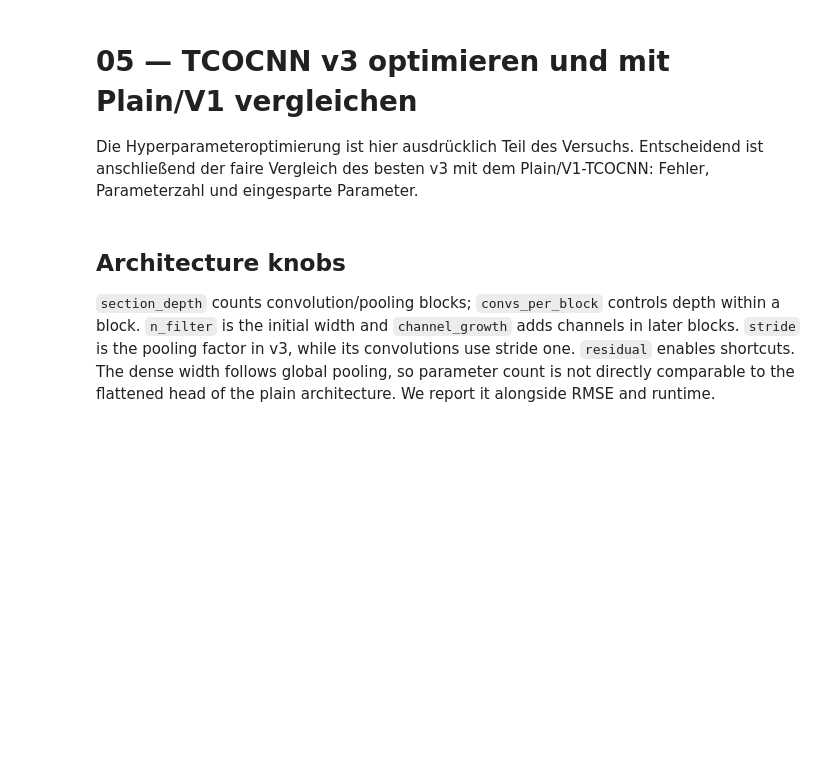
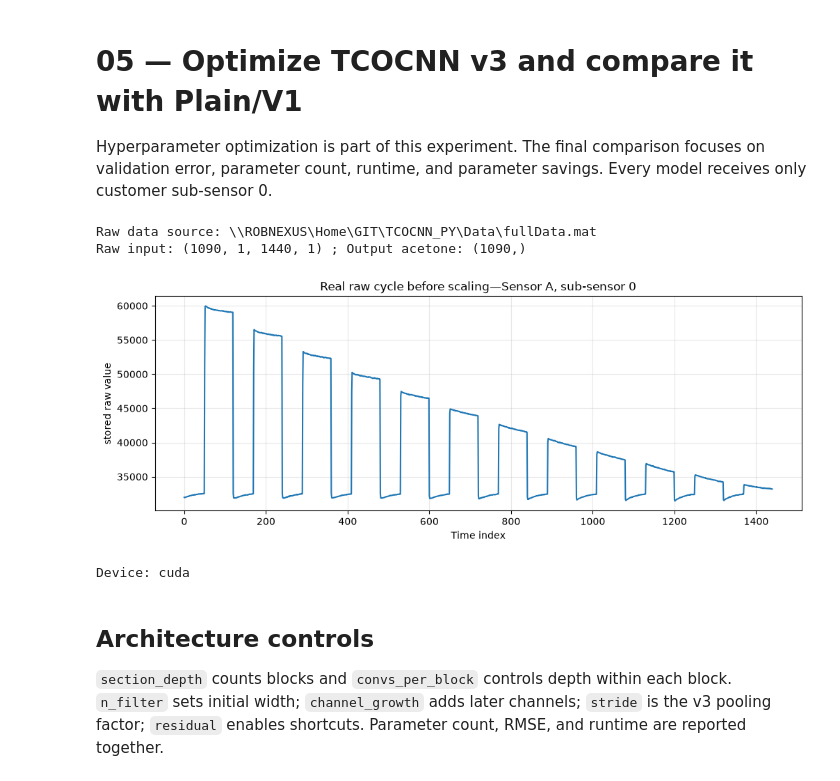
Before and after one commit to Y-Robin/TCOCNN_PY, a Jupyter notebook: Evaluation Seminar/Day_03/05_TCOCNN_v3_Hyperparameter_Optimization.ipynb, the cells around one changed output. Saved outputs shown, nothing was run; the diff lists cells and outputs as text; code cells hidden in the pictures; blank space fills up the shorter version.

```diff
--- a/Evaluation Seminar/Day_03/05_TCOCNN_v3_Hyperparameter_Optimization.ipynb
+++ b/Evaluation Seminar/Day_03/05_TCOCNN_v3_Hyperparameter_Optimization.ipynb
@@ -1,43 +1,48 @@
 # %% [markdown]
-# 05 — TCOCNN v3 optimieren und mit Plain/V1 vergleichen
+# 05 — Optimize TCOCNN v3 and compare it with Plain/V1
 
-Die Hyperparameteroptimierung ist hier ausdrücklich Teil des Versuchs. Entscheidend ist anschließend der faire Vergleich des besten v3 mit dem Plain/V1-TCOCNN: Fehler, Parameterzahl und eingesparte Parameter.
+Hyperparameter optimization is part of this experiment. The final comparison focuses on validation
+error, parameter count, runtime, and parameter savings. Every model receives only customer
+sub-sensor 0.
 # %%
 from pathlib import Path
 import sys
 ROOT = next(p for p in (Path.cwd().resolve(), *Path.cwd().resolve().parents) if (p/'Networks'/'TCOCNNv3.py').exists())
 for folder in ['Networks','Evaluation Seminar/Day_02','Evaluation Seminar/Day_03','Evaluation Seminar/Day_04']:
     sys.path.insert(0,str(ROOT/folder))
 import numpy as np
 import matplotlib.pyplot as plt
 from day3_utils import plot_comparison, regression_metrics, show_results
 
 import torch
 from skopt import Optimizer
 from skopt.space import Categorical, Real
 from TCOCNNv3 import TCOCNNv3Class
 from day3_utils import prepare_model_data, train_experiment
 splits,scaler=prepare_model_data('acetone')
-print('Rohdatenquelle:',ROOT/'Data'/'fullData.mat')
-print('Input roh:',splits['train']['X'].shape,'; Output acetone:',splits['train']['y'].shape)
+print('Raw data source:',ROOT/'Data'/'fullData.mat')
+print('Raw input:',splits['train']['X'].shape,'; Output acetone:',splits['train']['y'].shape)
 fig,ax=plt.subplots(figsize=(12,4))
 ax.plot(splits['train']['X'][0,0,:,0])
-ax.set(title='Echter Rohzyklus vor jeder Skalierung – SensorA, Kanal 0',xlabel='Zeitindex',ylabel='gespeicherter Rohwert')
+ax.set(title='Real raw cycle before scaling—Sensor A, sub-sensor 0',xlabel='Time index',ylabel='stored raw value')
 ax.grid(True,alpha=.3); plt.show()
-EPOCHS=100; SEARCH_TRIALS=24; SEED=42
+EPOCHS=30; SEARCH_TRIALS=6; SEED=42
 base=dict(n_filter=32,section_depth=3,kernel=9,stride=4,num_neurons=128,
           drop_out=.15,initial_learning_rate=5e-4,batch_size=64,
           convs_per_block=2,channel_growth=16,residual=True)
 rows=[]; predictions={}; histories={}; best_v3=None; best_score=np.inf
 print('Device:', 'cuda' if torch.cuda.is_available() else 'cpu')
+# %% [output]
+Raw data source: \\ROBNEXUS\Home\GIT\TCOCNN_PY\Data\fullData.mat
+Raw input: (1090, 1, 1440, 1) ; Output acetone: (1090,)
+[figure, added]
+Device: cuda
 # %% [markdown]
-## Architecture knobs
+## Architecture controls
 
-`section_depth` counts convolution/pooling blocks; `convs_per_block` controls depth within a block.
-`n_filter` is the initial width and `channel_growth` adds channels in later blocks. `stride` is the
-pooling factor in v3, while its convolutions use stride one. `residual` enables shortcuts.
-The dense width follows global pooling, so parameter count is not directly comparable to the flattened
-head of the plain architecture. We report it alongside RMSE and runtime.
+`section_depth` counts blocks and `convs_per_block` controls depth within each block. `n_filter`
+sets initial width; `channel_growth` adds later channels; `stride` is the v3 pooling factor;
+`residual` enables shortcuts. Parameter count, RMSE, and runtime are reported together.
 # %%
 def run_trial(label,params,v3=True):
     global best_v3,best_score
```
Also changed, not shown: parts of 7 cells of this notebook, 45 other files.
